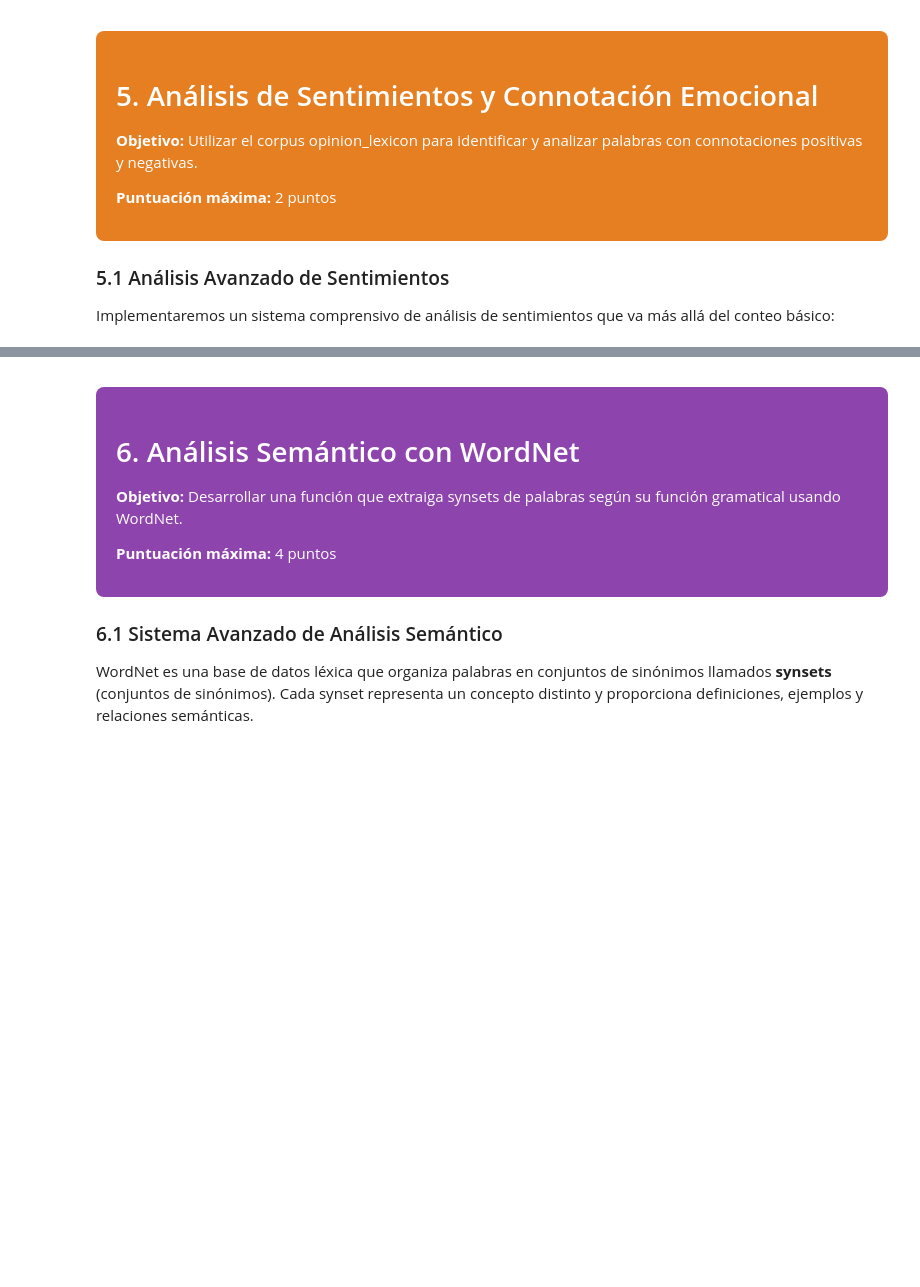
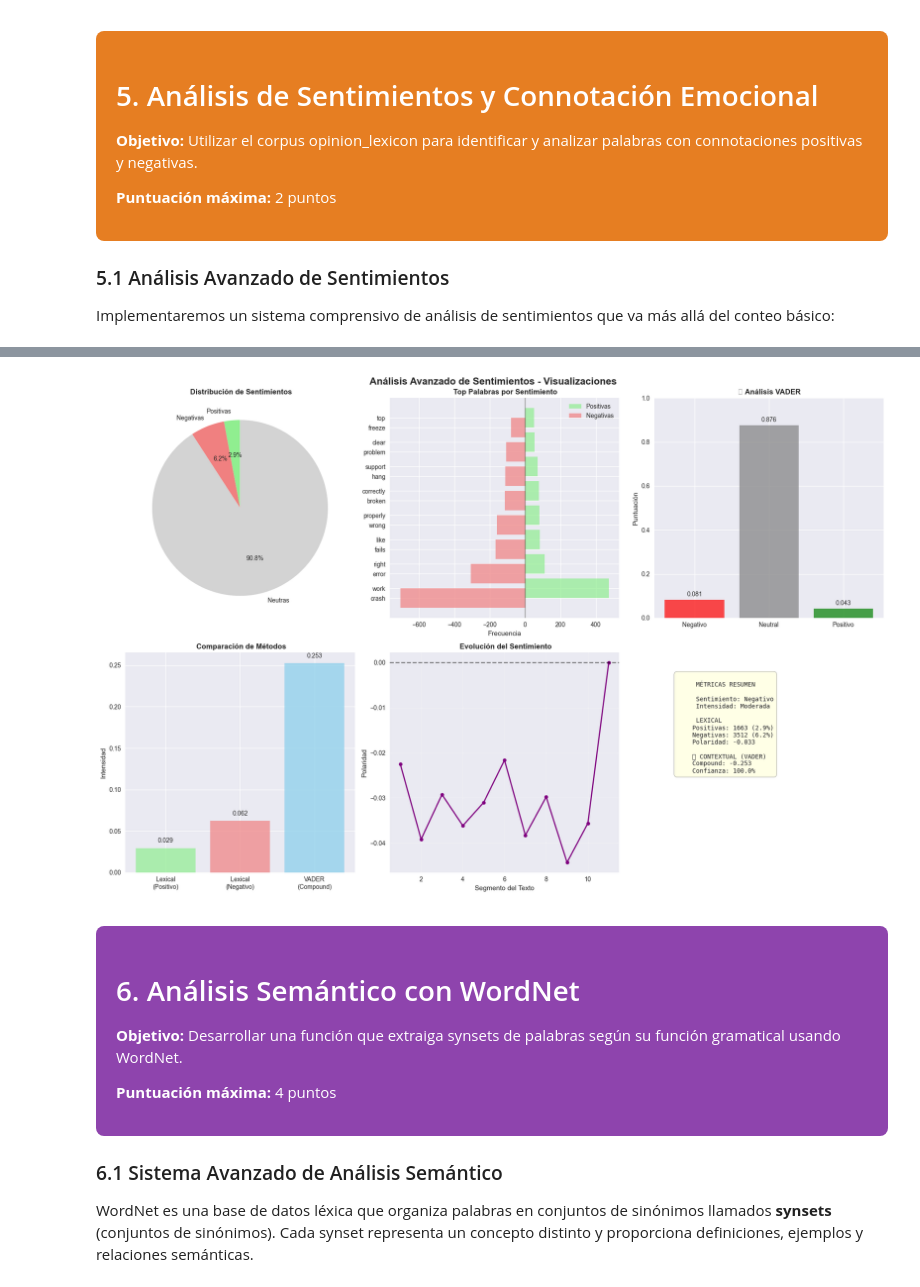
Before and after one commit to cristiandelahooz/first-porfolio, a Jupyter notebook: notebooks/analisis_limpio_tipado.ipynb, the cells around one changed output, grey strips where cells are left out. Drawn from its saved outputs; the diff is of its cells as text; code cells hidden in the pictures; blank space fills up the shorter version.

```diff
--- a/notebooks/analisis_limpio_tipado.ipynb
+++ b/notebooks/analisis_limpio_tipado.ipynb
@@ -590,7 +626,7 @@ from nltk.tokenize import word_tokenize, sent_tokenize
 import re
 
 # Inicialización del limpiador de texto usando nuestro módulo src
-limpiador: LimpiadorAvanzadoTexto = LimpiadorAvanzadoTexto()
+limpiador: DataCleaner = DataCleaner()
 
 # Demostración del uso de la clase modular para limpieza
 texto_ejemplo: str = gestor_datos.texto_crudo[:2000] if gestor_datos.texto_crudo else "Ejemplo de texto para demostración."
@@ -619,5 +655,5 @@ print(f"✓ Primeros 10 tokens: {tokens[:10]}")
 print(f"\n📊 ESTADÍSTICAS USANDO MÓDULO UTILS:")
 estadisticas: Dict[str, Any] = calcular_metricas_texto(tokens)
 print(f"✓ Riqueza léxica: {estadisticas.get('riqueza_lexica', 'N/A'):.3f}")
-print(f"✓ Longitud promedio de palabra: {estadisticas.get('longitud_promedio_palabra', 'N/A'):.2f}")
-print(f"✓ Total de caracteres: {estadisticas.get('total_caracteres', 'N/A'):,}")
+print(f"✓ Longitud promedio de palabra: {estadisticas.get('longitud_promedio_palabra', 'N/A')}")
+print(f"✓ Total de caracteres: {estadisticas.get('total_caracteres', 'N/A')}")
@@ -1049,7 +1153,7 @@ def crear_visualizaciones_sentimientos(analizador: AnalizadorSentimientosAvanzad
     # Configurar figura con subplots
     fig, axes = plt.subplots(2, 3, figsize=(18, 12))
     fig.suptitle(' Análisis Avanzado de Sentimientos - Visualizaciones',
-                 fontsize=16, fontweight: str = "bold")
+                 fontsize=16, fontweight="bold")
 
     # 1. Distribución de sentimientos (Pie Chart)
     sentimientos = ['Positivas', 'Negativas', 'Neutras']
@@ -1057,8 +1161,8 @@ def crear_visualizaciones_sentimientos(analizador: AnalizadorSentimientosAvanzad
     colores = ['lightgreen', 'lightcoral', 'lightgray']
 
     wedges, texts, autotexts = axes[0,0].pie(conteos, labels=sentimientos, colors=colores,
-                                           autopct: str = "%1.1f%%", startangle=90)
-    axes[0,0].set_title(' Distribución de Sentimientos', fontweight: str = "bold")
+                                           autopct="%1.1f%%", startangle=90)
+    axes[0,0].set_title(' Distribución de Sentimientos', fontweight="bold")
 
     # 2. Top palabras positivas vs negativas
     if lex['top_positivas'] and lex['top_negativas']:
@@ -1074,15 +1178,15 @@ def crear_visualizaciones_sentimientos(analizador: AnalizadorSentimientosAvanzad
         y_pos = np.arange(len(palabras_pos))
         y_neg = np.arange(len(palabras_neg))
 
-        axes[0,1].barh(y_pos, freq_pos, color: str = "lightgreen", alpha=0.7, label: str = "Positivas")
-        axes[0,1].barh(y_neg - 0.4, [-f for f in freq_neg], color: str = "lightcoral", alpha=0.7, label: str = "Negativas")
+        axes[0,1].barh(y_pos, freq_pos, color="lightgreen", alpha=0.7, label= "Positivas")
+        axes[0,1].barh(y_neg - 0.4, [-f for f in freq_neg], color="lightcoral", alpha=0.7, label="Negativas")
 
         axes[0,1].set_yticks(list(y_pos) + [y - 0.4 for y in y_neg])
         axes[0,1].set_yticklabels(palabras_pos + palabras_neg)
-        axes[0,1].set_title(' Top Palabras por Sentimiento', fontweight: str = "bold")
+        axes[0,1].set_title(' Top Palabras por Sentimiento', fontweight="bold")
         axes[0,1].set_xlabel('Frecuencia')
         axes[0,1].legend()
-        axes[0,1].axvline(x=0, color: str = "black", linestyle: str = "-", alpha=0.3)
+        axes[0,1].axvline(x=0, color="black", linestyle="-", alpha=0.3)
 
     # 3. Análisis VADER (si está disponible)
     if 'error' not in ctx:
@@ -1095,7 +1199,7 @@ def crear_visualizaciones_sentimientos(analizador: AnalizadorSentimientosAvanzad
         colors_vader = ['red', 'gray', 'green']
 
         bars = axes[0,2].bar(vader_labels, vader_scores, color=colors_vader, alpha=0.7)
-        axes[0,2].set_title('🧠 Análisis VADER', fontweight: str = "bold")
+        axes[0,2].set_title('🧠 Análisis VADER', fontweight="bold")
         axes[0,2].set_ylabel('Puntuación')
         axes[0,2].set_ylim(0, 1)
 
@@ -1103,11 +1207,11 @@ def crear_visualizaciones_sentimientos(analizador: AnalizadorSentimientosAvanzad
         for bar in bars:
             height = bar.get_height()
             axes[0,2].text(bar.get_x() + bar.get_width()/2., height + 0.01,
-                          f'{height:.3f}', ha: str = "center", va: str = "bottom")
+                          f'{height:.3f}', ha="center", va="bottom")
     else:
-        axes[0,2].text(0.5, 0.5, 'VADER no disponible', ha: str = "center", va: str = "center",
+        axes[0,2].text(0.5, 0.5, 'VADER no disponible', ha="center", va="center",
                       transform=axes[0,2].transAxes, fontsize=12)
-        axes[0,2].set_title('🧠 Análisis VADER', fontweight: str = "bold")
+        axes[0,2].set_title('🧠 Análisis VADER', fontweight="bold")
 
     # 4. Comparación de métodos (Radar Chart simulado con barras)
     if 'error' not in ctx:
@@ -1119,13 +1223,13 @@ def crear_visualizaciones_sentimientos(analizador: AnalizadorSentimientosAvanzad
         ]
 
         bars = axes[1,0].bar(metodos, valores, color=['lightgreen', 'lightcoral', 'skyblue'], alpha=0.7)
-        axes[1,0].set_title(' Comparación de Métodos', fontweight: str = "bold")
+        axes[1,0].set_title(' Comparación de Métodos', fontweight="bold")
         axes[1,0].set_ylabel('Intensidad')
 
         for bar in bars:
             height = bar.get_height()
             axes[1,0].text(bar.get_x() + bar.get_width()/2., height + 0.005,
-                          f'{height:.3f}', ha: str = "center", va: str = "bottom")
+                          f'{height:.3f}', ha="center", va="bottom")
 
     # 5. Evolución del sentimiento a lo largo del texto
     # Dividir tokens en segmentos y analizar sentimiento por segmento
@@ -1144,44 +1248,46 @@ def crear_visualizaciones_sentimientos(analizador: AnalizadorSentimientosAvanzad
 
     if polaridades_segmentos:
         axes[1,1].plot(range(1, len(polaridades_segmentos)+1), polaridades_segmentos,
-                      marker: str = "o", linewidth=2, markersize=6, color: str = "purple")
-        axes[1,1].axhline(y=0, color: str = "black", linestyle: str = "--", alpha=0.5)
-        axes[1,1].set_title(' Evolución del Sentimiento', fontweight: str = "bold")
+                      marker="o", linewidth=2, markersize=6, color="purple")
+        axes[1,1].axhline(y=0, color="black", linestyle="--", alpha=0.5)
+        axes[1,1].set_title(' Evolución del Sentimiento', fontweight="bold")
         axes[1,1].set_xlabel('Segmento del Texto')
         axes[1,1].set_ylabel('Polaridad')
         axes[1,1].grid(True, alpha=0.3)
 
     # 6. Métricas resumen
     axes[1,2].axis('off')
     resumen_texto = f"""
      MÉTRICAS RESUMEN
 
      Sentimiento: {metricas['interpretacion']['sentimiento_general']}
      Intensidad: {metricas['interpretacion']['nivel_intensidad']}
 
      LEXICAL
     Positivas: {lex['conteos']['positivas']} ({lex['proporciones']['positivas']:.1%})
     Negativas: {lex['conteos']['negativas']} ({lex['proporciones']['negativas']:.1%})
     Polaridad: {lex['puntuacion_polaridad']:.3f}
 
     🧠 CONTEXTUAL (VADER)
     """
 
     if 'error' not in ctx:
         resumen_texto += f"""Compound: {ctx['puntuacion_promedio']['compound']:.3f}
     Confianza: {metricas['interpretacion']['confianza']:.1%}"""
     else:
         resumen_texto += "No disponible"
 
     axes[1,2].text(0.1, 0.9, resumen_texto, transform=axes[1,2].transAxes,
-                   fontsize=10, verticalalignment: str = "top", fontfamily: str = "monospace",
-                   bbox=dict(boxstyle: str = "round,pad=0.5", facecolor: str = "lightyellow", alpha=0.8))
+                   fontsize=10, verticalalignment="top", fontfamily="monospace",
+                   bbox=dict(boxstyle="round,pad=0.5", facecolor="lightyellow", alpha=0.8))
 
     plt.tight_layout()
     plt.show()
 
 # Generar visualizaciones de sentimientos
 crear_visualizaciones_sentimientos(analizador_sentimientos)
+# %% [output]
+[figure, added]
 # %% [markdown]
 <a id="wordnet"></a>
 <div style="background:#8E44AD;padding:20px;color:#ffffff;margin-top:10px;border-radius:8px;">
```
Also changed, not shown: parts of 38 cells of this notebook.
